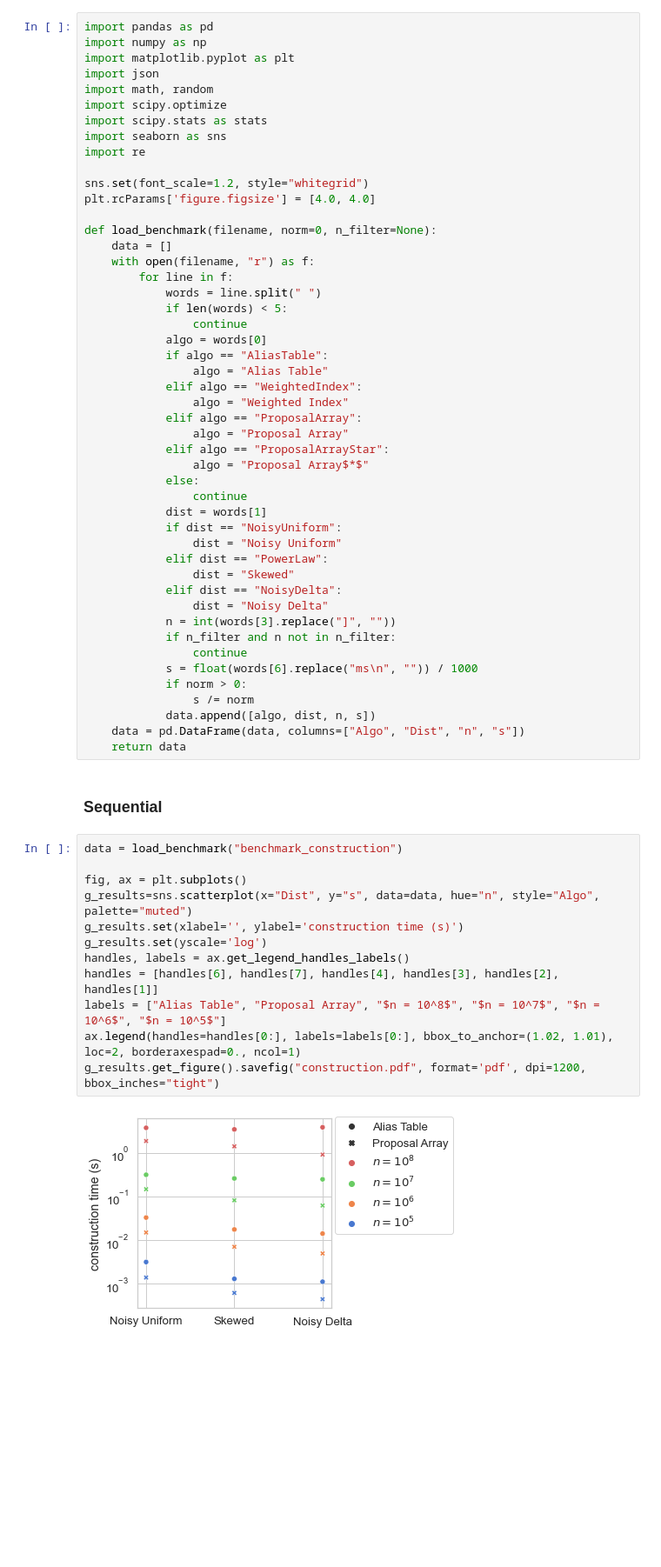
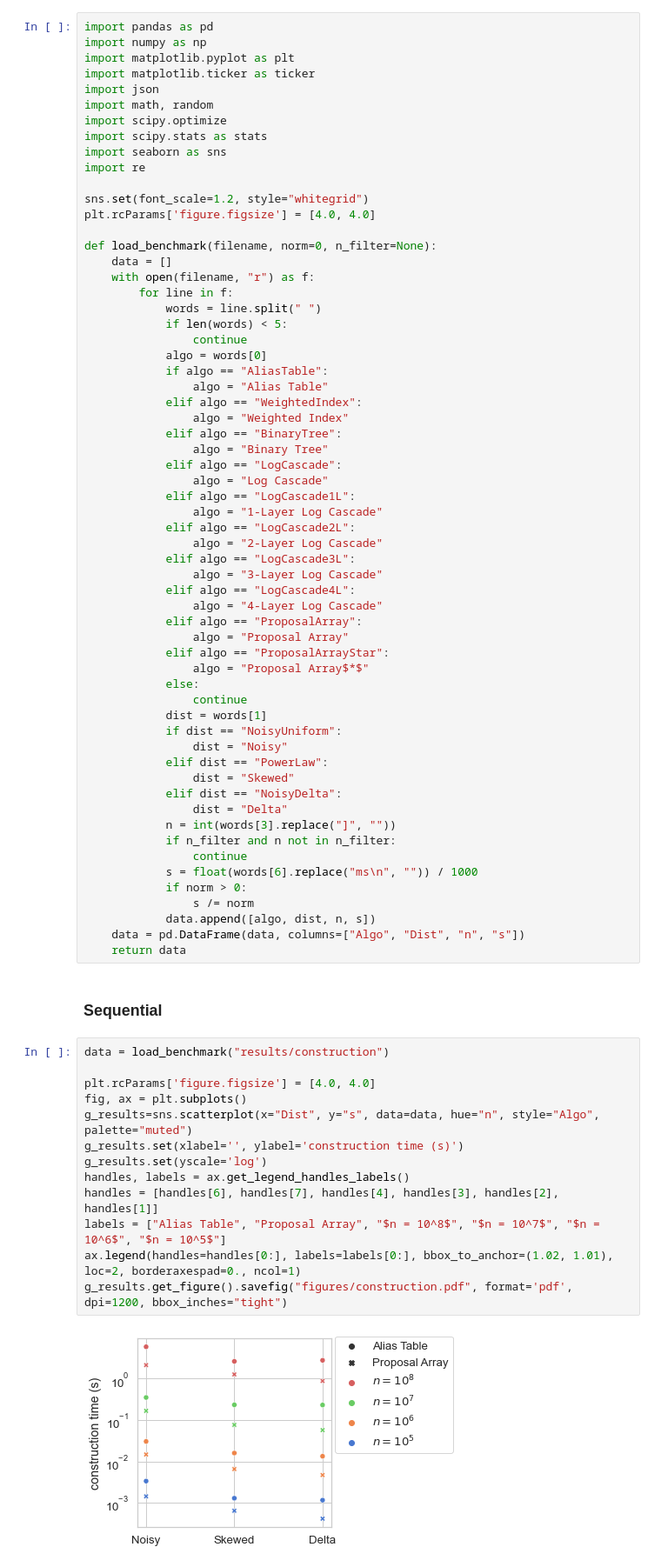
Before and after one commit to Daniel-Allendorf/proposal-array, a Jupyter notebook: Plots.ipynb, the cells around one changed output. Shown at 87% size. Drawn from its saved outputs; the diff is of its cells as text; blank space fills up the shorter version.

```diff
--- a/Plots.ipynb
+++ b/Plots.ipynb
@@ -10,6 +10,7 @@ print(sys.executable)
 import pandas as pd
 import numpy as np
 import matplotlib.pyplot as plt
+import matplotlib.ticker as ticker
 import json
 import math, random
 import scipy.optimize
@@ -32,6 +33,18 @@ def load_benchmark(filename, norm=0, n_filter=None):
                 algo = "Alias Table"
             elif algo == "WeightedIndex":
                 algo = "Weighted Index"
+            elif algo == "BinaryTree":
+                algo = "Binary Tree"
+            elif algo == "LogCascade":
+                algo = "Log Cascade"
+            elif algo == "LogCascade1L":
+                algo = "1-Layer Log Cascade"
+            elif algo == "LogCascade2L":
+                algo = "2-Layer Log Cascade"
+            elif algo == "LogCascade3L":
+                algo = "3-Layer Log Cascade"
+            elif algo == "LogCascade4L":
+                algo = "4-Layer Log Cascade"
             elif algo == "ProposalArray":
                 algo = "Proposal Array"
             elif algo == "ProposalArrayStar":
@@ -40,11 +53,11 @@ def load_benchmark(filename, norm=0, n_filter=None):
                 continue
             dist = words[1]
             if dist == "NoisyUniform":
-                dist = "Noisy Uniform"
+                dist = "Noisy"
             elif dist == "PowerLaw":
                 dist = "Skewed"
             elif dist == "NoisyDelta":
-                dist = "Noisy Delta"
+                dist = "Delta"
             n = int(words[3].replace("]", ""))
             if n_filter and n not in n_filter:
                 continue
@@ -57,16 +70,17 @@ def load_benchmark(filename, norm=0, n_filter=None):
 # %% [markdown]
 ### Sequential
 # %%
-data = load_benchmark("benchmark_construction")
+data = load_benchmark("results/construction")
 
+plt.rcParams['figure.figsize'] = [4.0, 4.0]
 fig, ax = plt.subplots()
 g_results=sns.scatterplot(x="Dist", y="s", data=data, hue="n", style="Algo", palette="muted")
 g_results.set(xlabel='', ylabel='construction time (s)')
 g_results.set(yscale='log')
 handles, labels = ax.get_legend_handles_labels()
 handles = [handles[6], handles[7], handles[4], handles[3], handles[2], handles[1]]
 labels = ["Alias Table", "Proposal Array", "$n = 10^8$", "$n = 10^7$", "$n = 10^6$", "$n = 10^5$"]
 ax.legend(handles=handles[0:], labels=labels[0:], bbox_to_anchor=(1.02, 1.01), loc=2, borderaxespad=0., ncol=1)
-g_results.get_figure().savefig("construction.pdf", format='pdf', dpi=1200, bbox_inches="tight")
+g_results.get_figure().savefig("figures/construction.pdf", format='pdf', dpi=1200, bbox_inches="tight")
 # %% [output]
-[figure, old version]
+[figure, new version]
```
Also changed, not shown: parts of 10 cells of this notebook, 16 other files.
